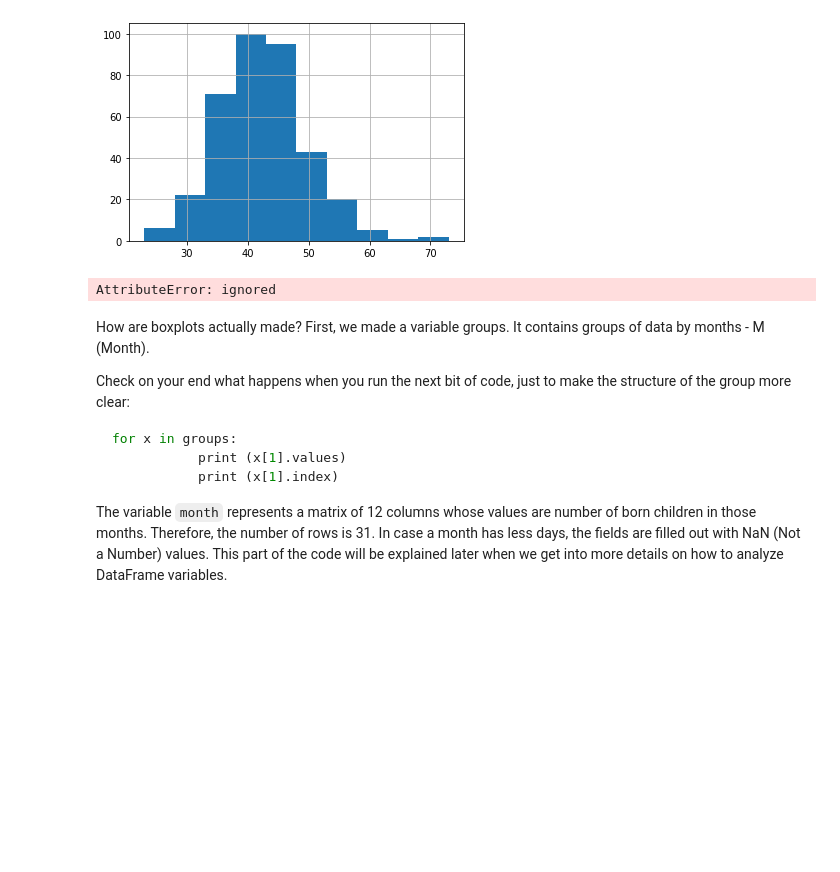
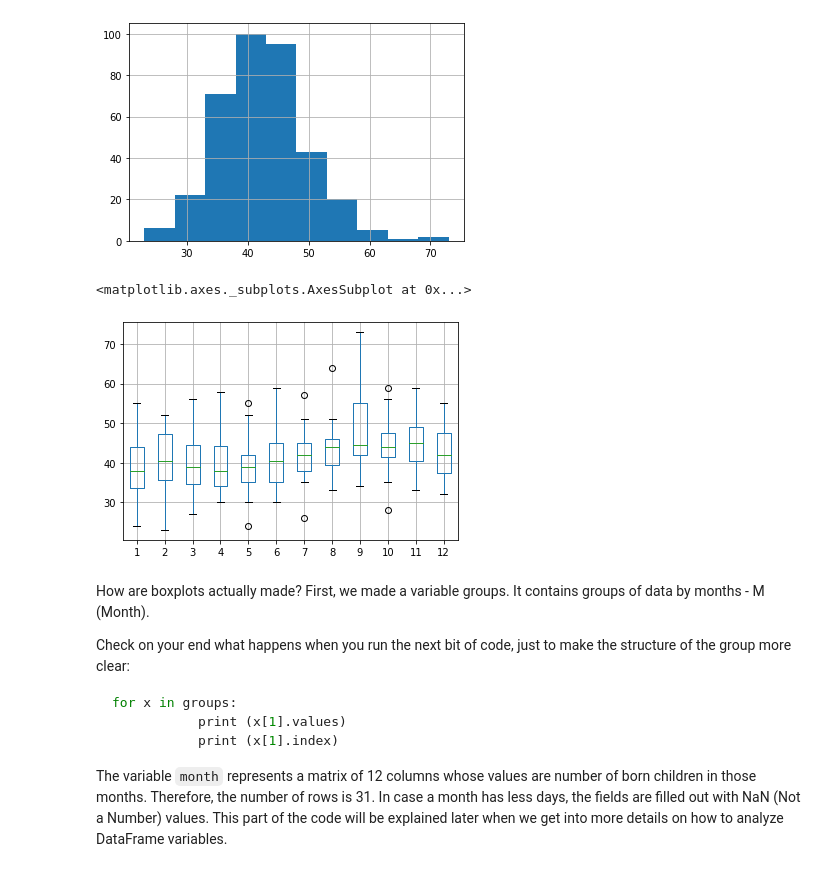
Before and after one commit to love-bees/dataHacker, a Jupyter notebook: 08_TSERIES.ipynb, the cells around one changed output. Cells and saved outputs as stored; diff of their text form; code cells hidden in the pictures; blank space fills up the shorter version.

```diff
--- a/08_TSERIES.ipynb
+++ b/08_TSERIES.ipynb
@@ -200,21 +200,22 @@ series_births.hist()
 # %%
 # Another interesting example of graphic visualization is displayed using boxplot()
 # Just for practice, we will repeat the whole code process needed to acheive this
 
 from pandas import Series
 from pandas import DataFrame
-#from pandas import TimeGrouper
 from pandas import concat
 from matplotlib import pyplot
 
+data_csv = pd.read_csv('daily-total-female-births-CA.csv')
 
-groups = series_births.groupby(pd.TimeGrouper('M'))
+groups = series_births.groupby(pd.Grouper(freq='M'))
 
 months = DataFrame()
 months = concat( [DataFrame(x[1].values) for x in groups], axis=1)
 
 months = DataFrame(months)
 months.columns = range(1,13)
 months.boxplot()
 # %% [output]
-AttributeError: ignored
+<matplotlib.axes._subplots.AxesSubplot at 0x...>
+[figure, added]
```
Also changed, not shown: parts of 2 cells of this notebook.
